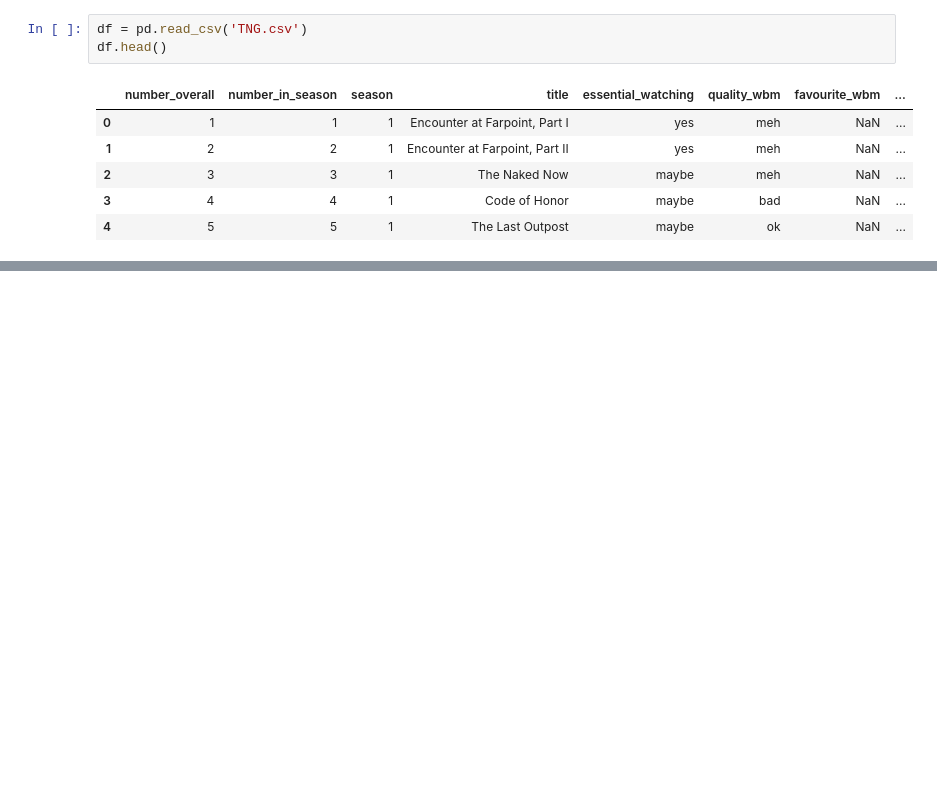
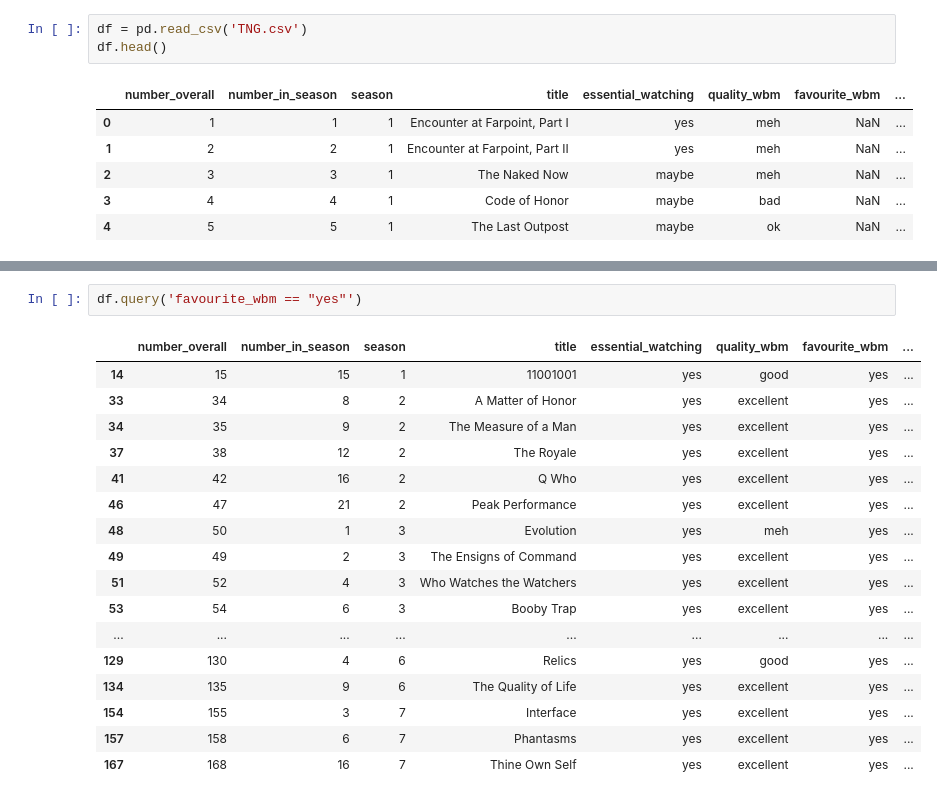
Before and after one commit to wdbm/how_to_star_trek, a Jupyter notebook: TNG.ipynb, the cells around one changed output, grey strips where cells are left out. Saved outputs shown, nothing was run; the diff lists cells and outputs as text; blank space fills up the shorter version.

```diff
--- a/TNG.ipynb
+++ b/TNG.ipynb
@@ -35,0 +55,20 @@ df.query('essential_watching in ["yes", "maybe"]')
+# %%
+df.query('favourite_wbm == "yes"')
+# %% [output]
+|  | number_overall | number_in_season | season | title | essential_watching | quality_wbm | favourite_wbm | ... |
+| 14 | 15 | 15 | 1 | 11001001 | yes | good | yes | ... |
+| 33 | 34 | 8 | 2 | A Matter of Honor | yes | excellent | yes | ... |
+| 34 | 35 | 9 | 2 | The Measure of a Man | yes | excellent | yes | ... |
+| 37 | 38 | 12 | 2 | The Royale | yes | excellent | yes | ... |
+| 41 | 42 | 16 | 2 | Q Who | yes | excellent | yes | ... |
+| 46 | 47 | 21 | 2 | Peak Performance | yes | excellent | yes | ... |
+| 48 | 50 | 1 | 3 | Evolution | yes | meh | yes | ... |
+| 49 | 49 | 2 | 3 | The Ensigns of Command | yes | excellent | yes | ... |
+| 51 | 52 | 4 | 3 | Who Watches the Watchers | yes | excellent | yes | ... |
+| 53 | 54 | 6 | 3 | Booby Trap | yes | excellent | yes | ... |
+| ... | ... | ... | ... | ... | ... | ... | ... | ... |
+| 129 | 130 | 4 | 6 | Relics | yes | good | yes | ... |
+| 134 | 135 | 9 | 6 | The Quality of Life | yes | excellent | yes | ... |
+| 154 | 155 | 3 | 7 | Interface | yes | excellent | yes | ... |
+| 157 | 158 | 6 | 7 | Phantasms | yes | excellent | yes | ... |
+| 167 | 168 | 16 | 7 | Thine Own Self | yes | excellent | yes | ... |
```
Also changed, not shown: parts of 3 cells of this notebook, 4 other files.
